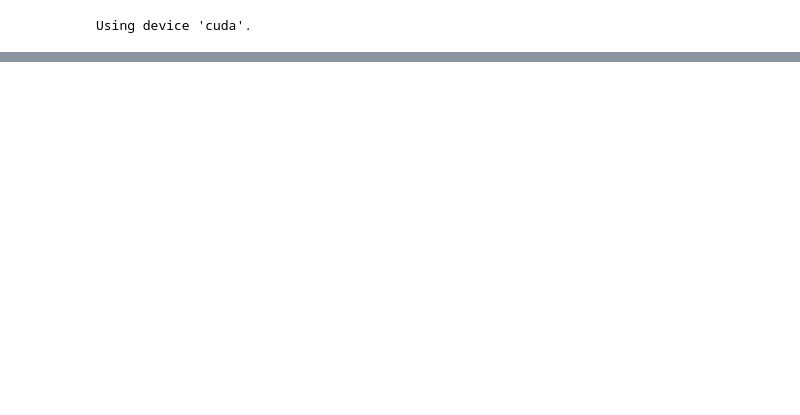
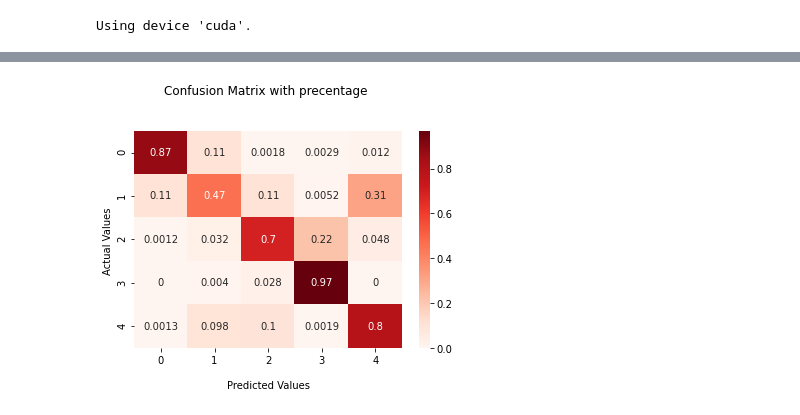
Before and after one commit to rakaUconn/Sleep_stage_classification, a Jupyter notebook: sleep_stage_classification.ipynb, the cells around one changed output, grey strips where cells are left out. Saved outputs shown, nothing was run; the diff lists cells and outputs as text; code cells hidden in the pictures; blank space fills up the shorter version.

```diff
--- a/sleep_stage_classification.ipynb
+++ b/sleep_stage_classification.ipynb
@@ -741,3 +768,17 @@ plot_confusion_matrix(conf_mat, classes_mapping);
+# %%
+import seaborn as sns
+
+ax = sns.heatmap(conf_mat/conf_mat.sum(axis=1)[:, np.newaxis], annot=True,  cmap='Reds')
+
+ax.set_title('Confusion Matrix with precentage \n\n');
+ax.set_xlabel('\nPredicted Values')
+ax.set_ylabel('Actual Values ');
+
+
+## Display the visualization of the Confusion Matrix.
+plt.show()
+# %% [output]
+[figure, added]
 # %%
 # Plot hypnogram for one recording
 
```
Also changed, not shown: parts of 9 cells of this notebook.
